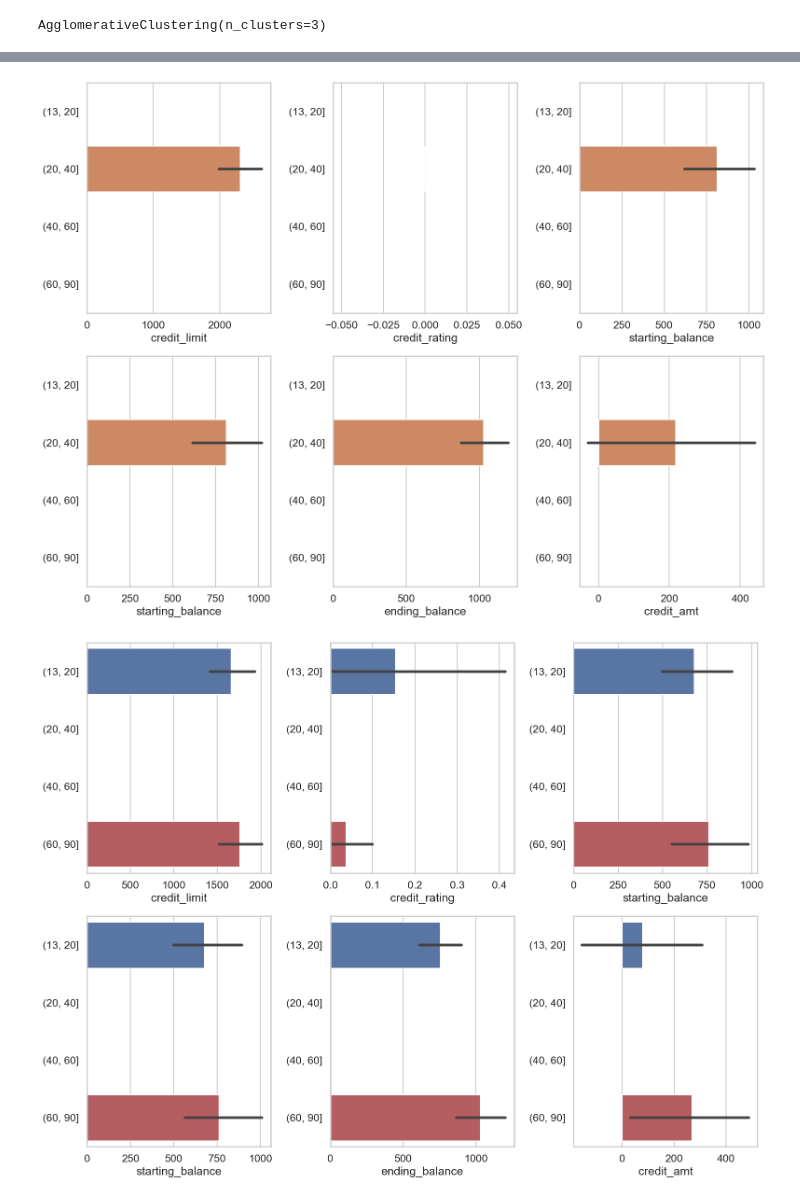
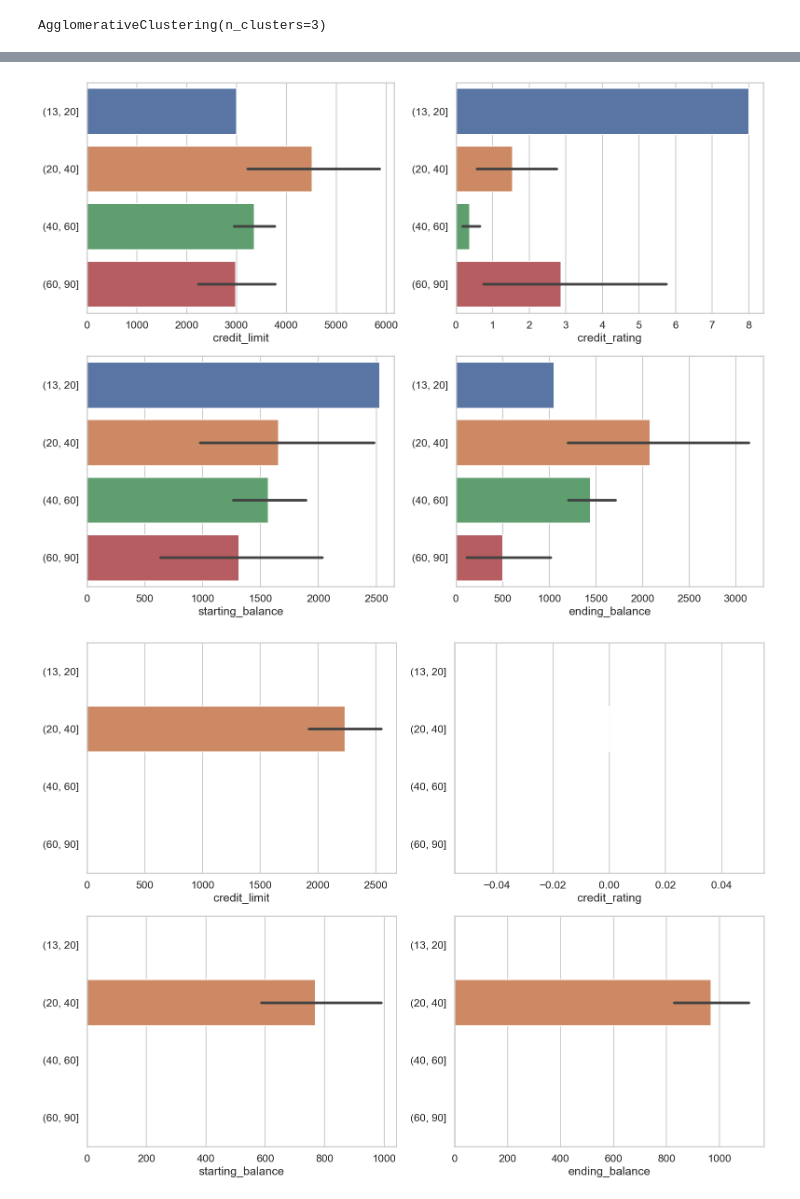
Before and after one commit to Loneruin/Clustering, a Jupyter notebook: credit_account.ipynb, the cells around one changed output, grey strips where cells are left out. Cells and saved outputs as stored; diff of their text form; code cells hidden in the pictures.

```diff
--- a/credit_account.ipynb
+++ b/credit_account.ipynb
@@ -138,7 +134,7 @@ AgglomerativeClustering(n_clusters=3)
 # %%
 #Adding cluster column from output of model
 clustering_model = AgglomerativeClustering(n_clusters=3, linkage="ward")
-cluster_credit = credit_data.iloc[:, 11:]
+cluster_credit = credit_data.iloc[:, 10:]
 
 clustering_model.fit(cluster_credit)
 label = clustering_model.labels_
@@ -184,6 +178,6 @@ for x in features:
 # %%
 # Visualize the results by mean
-features = list(credit_data.columns)[1:6]
+features = list(credit_data.columns)[1:5]
 for x in features:
   plt.figure()
   credit_data.groupby(["cluster"])[x].mean().plot(kind="bar", ylabel='Mean ' + x , xlabel='Cluster', figsize=(10, 6), subplots=True)
@@ -197,10 +190,10 @@ for x in features:
 # %%
 # Cluster 0
 cluster0 = credit_data[credit_data['cluster'] == 0.0]
-fig, axs = plt.subplots(2, 3 , figsize=(16, 12))
+fig, axs = plt.subplots(2, 2 , figsize=(16, 12))
 sns.set(style='whitegrid', context='talk')
 for i in range(2):
-    for j in range(3):
+    for j in range(2):
         cluster_1 = cluster0.sort_values(by=features[i*2 + j], ascending=False)
         sns.barplot(y = 'age_bin', x=features[i*2 + j], data=cluster_1, ax=axs[i, j])
         axs[i, j].set_ylabel('')
@@ -211,31 +204,31 @@ fig.tight_layout()
 # %%
 # Cluster 1
 cluster1 = credit_data[credit_data['cluster'] == 1.0]
-fig, axs = plt.subplots(2, 3, figsize=(16, 12))
+fig, axs = plt.subplots(2, 2, figsize=(16, 12))
 sns.set(style='whitegrid', context='talk')
 for i in range(2):
-    for j in range(3):
+    for j in range(2):
         cluster_2 = cluster1.sort_values(by=features[i*2 + j], ascending=False)
         sns.barplot(y = 'age_bin', x=features[i*2 + j], data=cluster_2, ax=axs[i, j])
         axs[i, j].set_ylabel('')
 
 fig.tight_layout()
 # %% [output]
-[figure, old version]
+[figure, new version]
 # %%
 # Cluster 2
 cluster2 = credit_data[credit_data['cluster'] == 2.0]
-fig, axs = plt.subplots(2, 3, figsize=(16, 12))
+fig, axs = plt.subplots(2, 2, figsize=(16, 12))
 sns.set(style='whitegrid', context='talk')
 for i in range(2):
-    for j in range(3):
+    for j in range(2):
         cluster_3 = cluster2.sort_values(by=features[i*2 + j], ascending=False)
         sns.barplot(y = 'age_bin', x=features[i*2 + j], data=cluster_3, ax=axs[i, j])
         axs[i, j].set_ylabel('')
 
 fig.tight_layout()
 # %% [output]
-[figure, old version]
+[figure, new version]
 # %%
 from sklearn.preprocessing import MinMaxScaler
 min_max_scale = MinMaxScaler()
```
Also changed, not shown: parts of 15 cells of this notebook, 1 other file.
